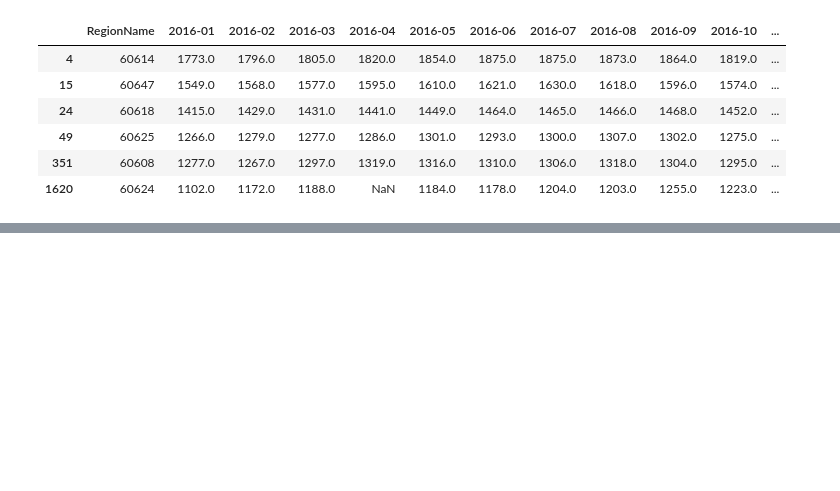
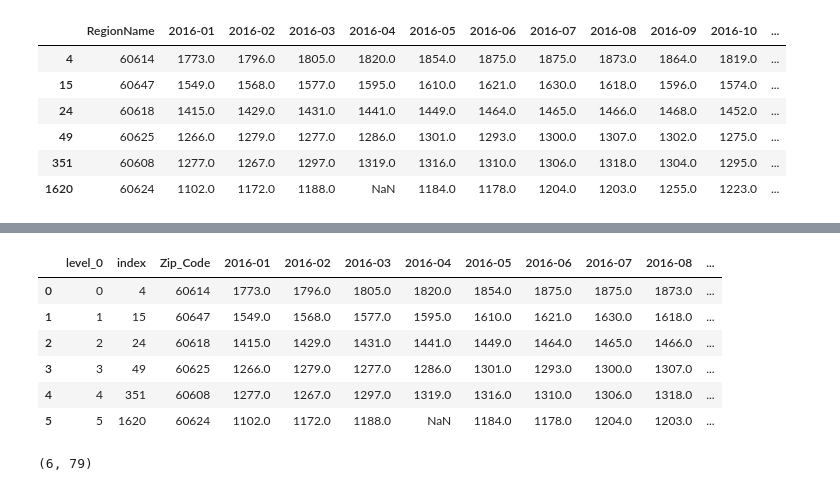
Before and after one commit to ASwigart/Project-1-EDA-Git-Collab, a Jupyter notebook: Chicago Rents over Time -Zori.ipynb, the cells around one changed output, grey strips where cells are left out. Saved outputs shown, nothing was run; the diff lists cells and outputs as text; code cells hidden in the pictures; blank space fills up the shorter version.

```diff
--- a/Chicago Rents over Time -Zori.ipynb
+++ b/Chicago Rents over Time -Zori.ipynb
@@ -159,0 +187,15 @@ chiframe
+# %%
+chi_df=chi_df.reset_index(level=None, drop=False, inplace=False)
+chi_df
+# %% [output]
+|  | level_0 | index | Zip_Code | 2016-01 | 2016-02 | 2016-03 | 2016-04 | 2016-05 | 2016-06 | 2016-07 | 2016-08 | ... |
+| 0 | 0 | 4 | 60614 | 1773.0 | 1796.0 | 1805.0 | 1820.0 | 1854.0 | 1875.0 | 1875.0 | 1873.0 | ... |
+| 1 | 1 | 15 | 60647 | 1549.0 | 1568.0 | 1577.0 | 1595.0 | 1610.0 | 1621.0 | 1630.0 | 1618.0 | ... |
+| 2 | 2 | 24 | 60618 | 1415.0 | 1429.0 | 1431.0 | 1441.0 | 1449.0 | 1464.0 | 1465.0 | 1466.0 | ... |
+| 3 | 3 | 49 | 60625 | 1266.0 | 1279.0 | 1277.0 | 1286.0 | 1301.0 | 1293.0 | 1300.0 | 1307.0 | ... |
+| 4 | 4 | 351 | 60608 | 1277.0 | 1267.0 | 1297.0 | 1319.0 | 1316.0 | 1310.0 | 1306.0 | 1318.0 | ... |
+| 5 | 5 | 1620 | 60624 | 1102.0 | 1172.0 | 1188.0 | NaN | 1184.0 | 1178.0 | 1204.0 | 1203.0 | ... |
+# %%
+chi_df.shape
+# %% [output]
+(6, 79)
```
Also changed, not shown: parts of 14 cells of this notebook, 1 other file.
